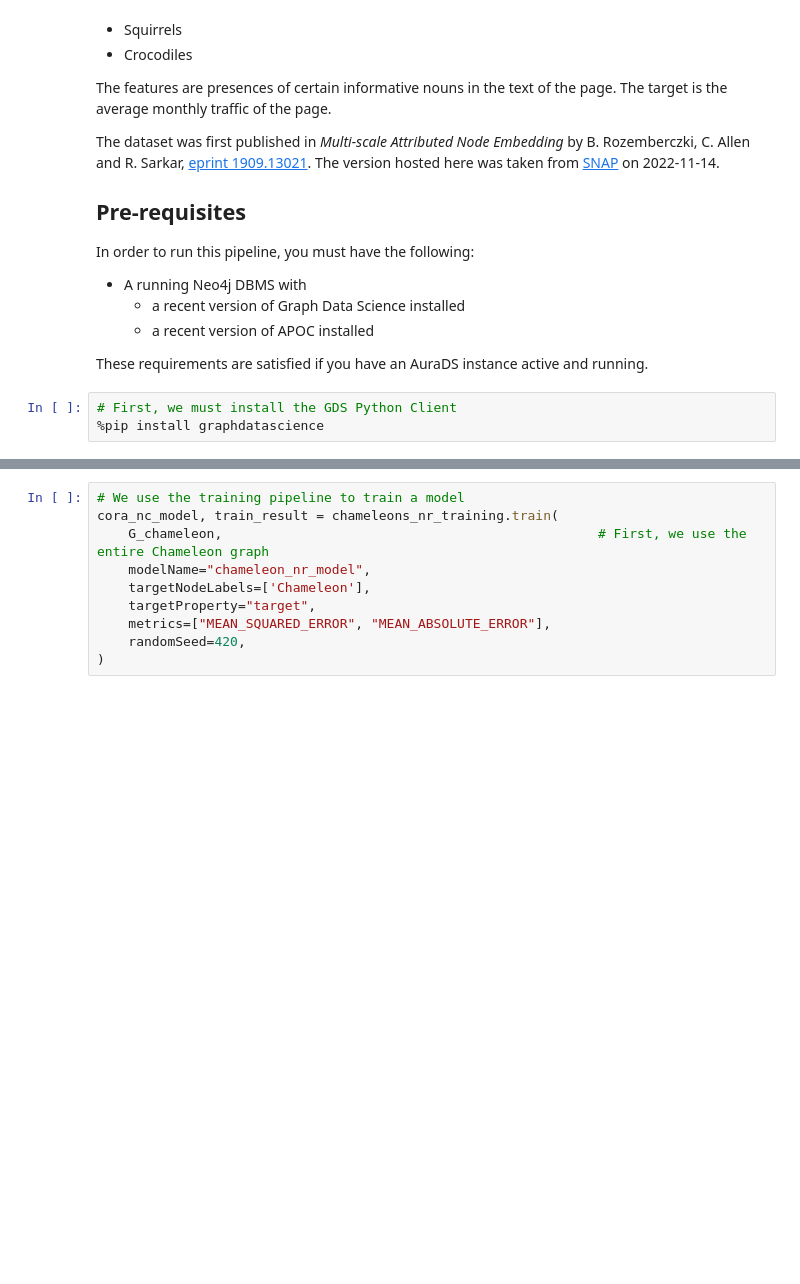
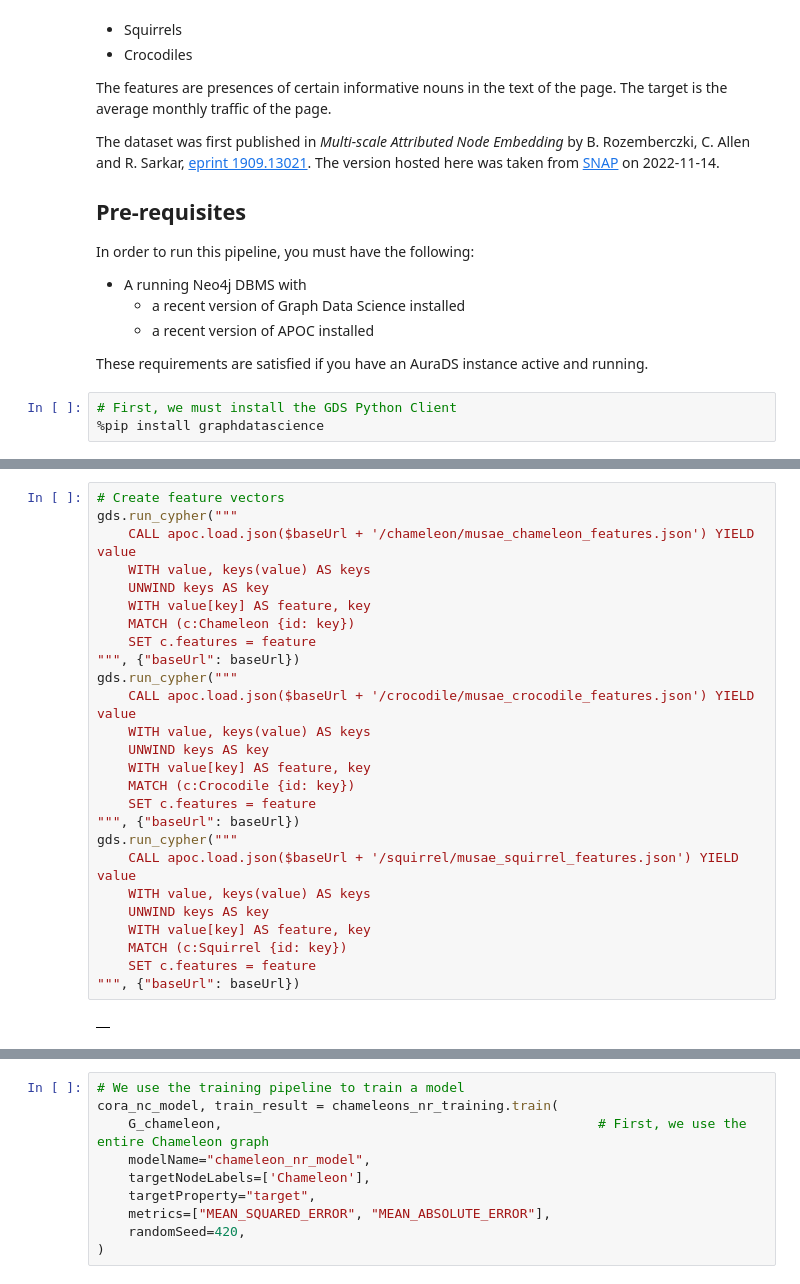
Before and after one commit to neo4j/graph-data-science-client, a Jupyter notebook: examples/node-regression-with-subgraph-and-graph-sample.ipynb, the cells around one changed output, grey strips where cells are left out. Drawn from its saved outputs; the diff is of its cells as text; blank space fills up the shorter version.

```diff
--- a/examples/node-regression-with-subgraph-and-graph-sample.ipynb
+++ b/examples/node-regression-with-subgraph-and-graph-sample.ipynb
@@ -134,0 +123,28 @@ gds.run_cypher("""
+# %%
+# Create feature vectors
+gds.run_cypher("""
+    CALL apoc.load.json($baseUrl + '/chameleon/musae_chameleon_features.json') YIELD value
+    WITH value, keys(value) AS keys
+    UNWIND keys AS key
+    WITH value[key] AS feature, key
+    MATCH (c:Chameleon {id: key})
+    SET c.features = feature
+""", {"baseUrl": baseUrl})
+gds.run_cypher("""
+    CALL apoc.load.json($baseUrl + '/crocodile/musae_crocodile_features.json') YIELD value
+    WITH value, keys(value) AS keys
+    UNWIND keys AS key
+    WITH value[key] AS feature, key
+    MATCH (c:Crocodile {id: key})
+    SET c.features = feature
+""", {"baseUrl": baseUrl})
+gds.run_cypher("""
+    CALL apoc.load.json($baseUrl + '/squirrel/musae_squirrel_features.json') YIELD value
+    WITH value, keys(value) AS keys
+    UNWIND keys AS key
+    WITH value[key] AS feature, key
+    MATCH (c:Squirrel {id: key})
+    SET c.features = feature
+""", {"baseUrl": baseUrl})
+# %% [output]
+|  |
```
Also changed, not shown: parts of 12 cells of this notebook.
